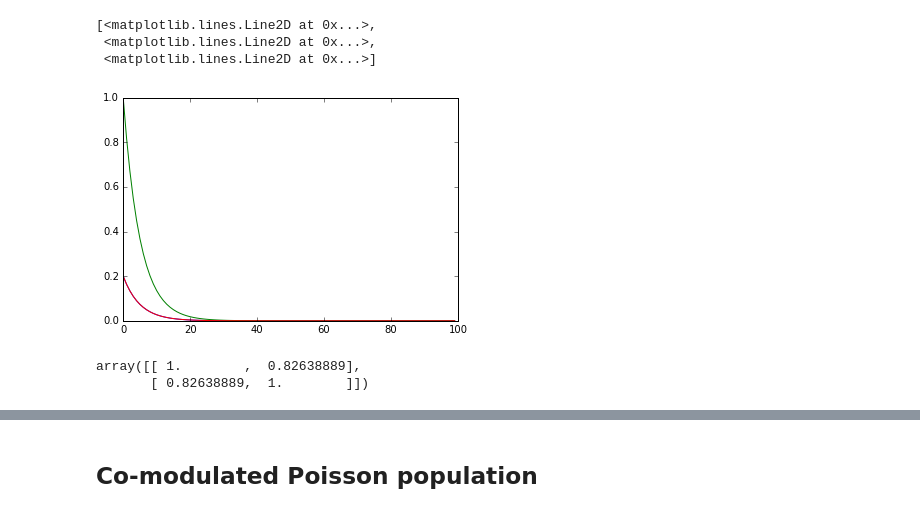
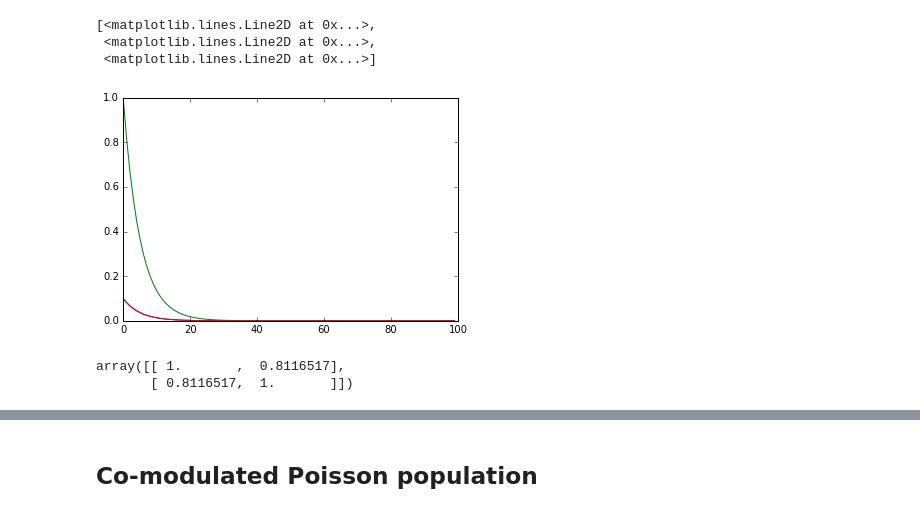
Before and after one commit to btel/jupyter-notebooks, a Jupyter notebook: 2016-07-21-stLFP-whitening-validation/Whitening validation.ipynb, the cells around one changed output, grey strips where cells are left out. Cells and saved outputs as stored; diff of their text form; code cells hidden in the pictures.

```diff
--- a/2016-07-21-stLFP-whitening-validation/Whitening validation.ipynb
+++ b/2016-07-21-stLFP-whitening-validation/Whitening validation.ipynb
@@ -4,13 +4,13 @@ import matplotlib.pyplot as plt
 %matplotlib inline
 # %%
 spikes = 1. * (np.random.rand(10000, 2) > 0.9)
-kernel = np.exp(-np.arange(100)/5.)[:,None] * np.array([0.2, 1., 0.2])[None, :]
+kernel = np.exp(-np.arange(100)/5.)[:,None] * np.array([0.1, 1., 0.1])[None, :]
 plt.plot(kernel)
 # %% [output]
 [<matplotlib.lines.Line2D at 0x...>,
  <matplotlib.lines.Line2D at 0x...>,
  <matplotlib.lines.Line2D at 0x...>]
-[figure, old version]
+[figure, new version]
 # %%
 from scipy import signal
 lfp = signal.fftconvolve(spikes, kernel, 'same').T
@@ -20,8 +20,8 @@ lfp += np.random.randn(*lfp.shape)
 lfp = np.dot(mixture_matrix, lfp)
 np.corrcoef(lfp)
 # %% [output]
-array([[ 1.        ,  0.82638889],
-       [ 0.82638889,  1.        ]])
+array([[ 1.       ,  0.8116517],
+       [ 0.8116517,  1.       ]])
 # %%
 from scipy import stats
 cov_mat = np.cov(lfp)
```
Also changed, not shown: parts of 22 cells of this notebook.
